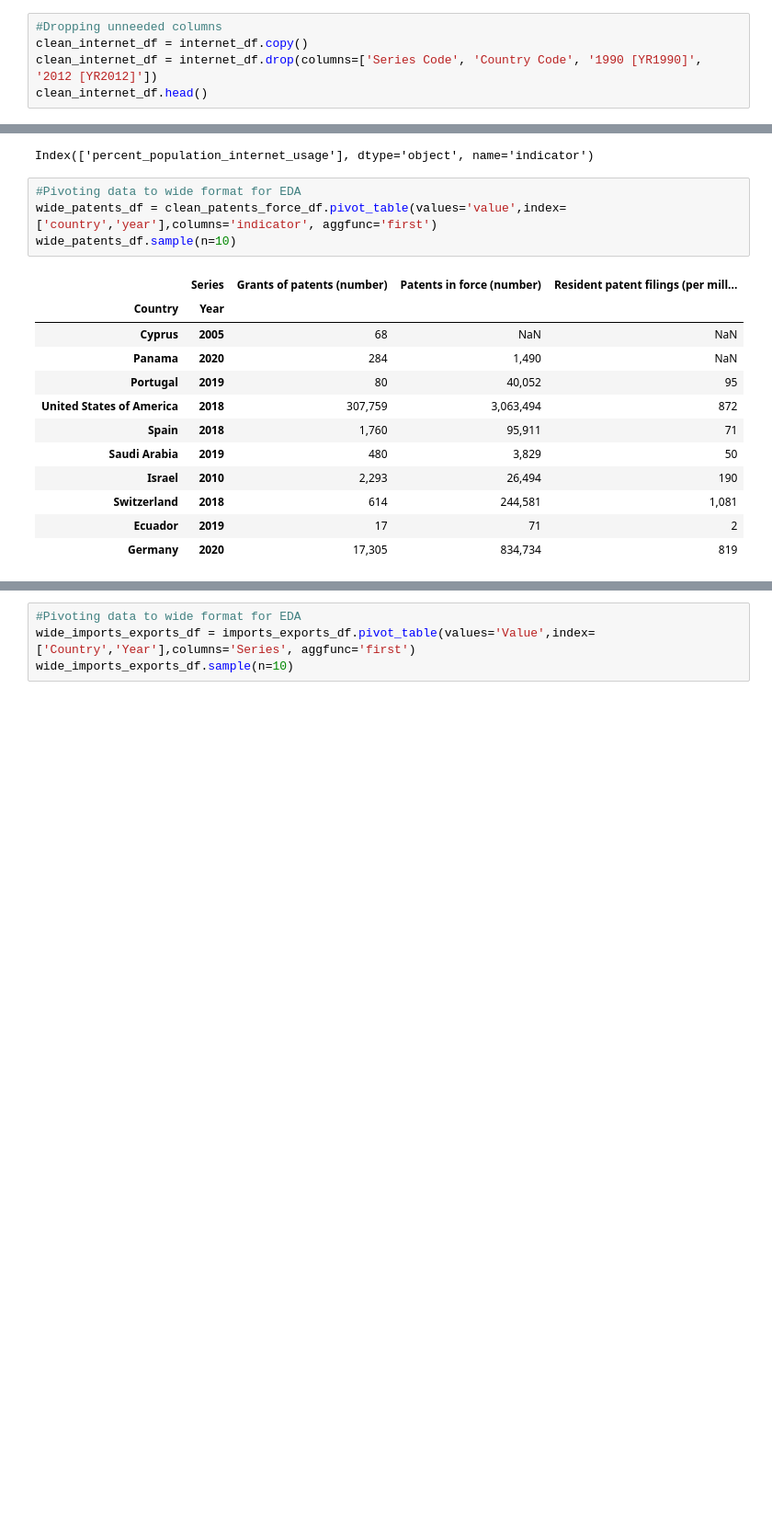
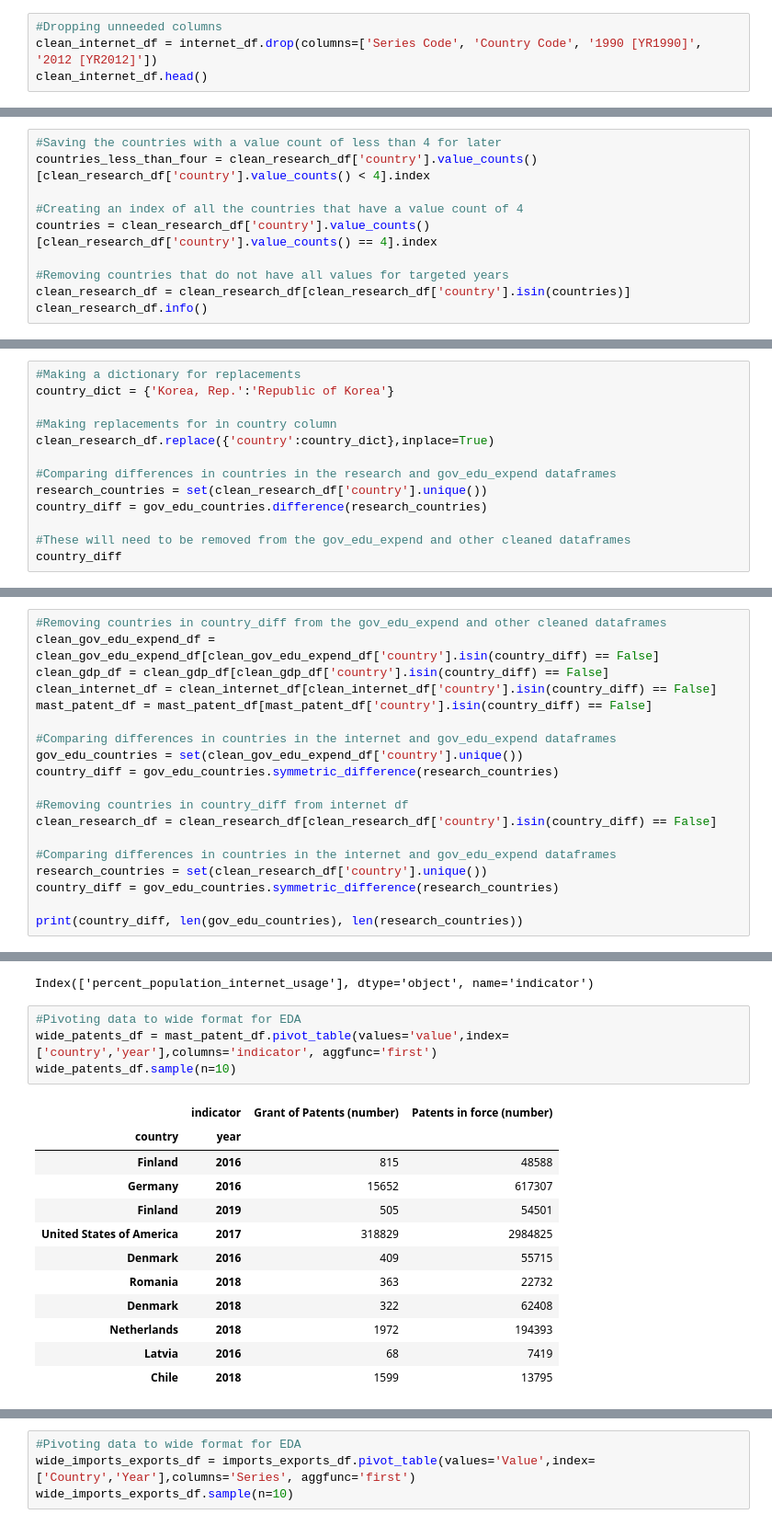
Before and after one commit to steph-wda/ds4a-capstone-team34, a Jupyter notebook: Education_and_Innovation_Team34.ipynb, the cells around one changed output, grey strips where cells are left out. Shown at 92% size. Saved outputs shown, nothing was run; the diff lists cells and outputs as text; blank space fills up the shorter version.

```diff
--- a/Education_and_Innovation_Team34.ipynb
+++ b/Education_and_Innovation_Team34.ipynb
@@ -499,7 +498,6 @@ dtypes: object(10)
 memory usage: 21.3+ KB
 # %%
 #Dropping unneeded columns
-clean_internet_df = internet_df.copy()
 clean_internet_df = internet_df.drop(columns=['Series Code', 'Country Code', '1990 [YR1990]', '2012 [YR2012]'])
 clean_internet_df.head()
 # %% [output]
@@ -1004,0 +1323,10 @@ memory usage: 5.9+ KB
+# %%
+#Saving the countries with a value count of less than 4 for later
+countries_less_than_four = clean_research_df['country'].value_counts()[clean_research_df['country'].value_counts() < 4].index
+
+#Creating an index of all the countries that have a value count of 4
+countries = clean_research_df['country'].value_counts()[clean_research_df['country'].value_counts() == 4].index
+
+#Removing countries that do not have all values for targeted years
+clean_research_df = clean_research_df[clean_research_df['country'].isin(countries)]
+clean_research_df.info()
@@ -1004,0 +1437,13 @@ memory usage: 5.9+ KB
+# %%
+#Making a dictionary for replacements
+country_dict = {'Korea, Rep.':'Republic of Korea'}
+
+#Making replacements for in country column
+clean_research_df.replace({'country':country_dict},inplace=True)
+
+#Comparing differences in countries in the research and gov_edu_expend dataframes
+research_countries = set(clean_research_df['country'].unique())
+country_diff = gov_edu_countries.difference(research_countries)
+
+#These will need to be removed from the gov_edu_expend and other cleaned dataframes
+country_diff
@@ -1004,0 +1463,19 @@ memory usage: 5.9+ KB
+# %%
+#Removing countries in country_diff from the gov_edu_expend and other cleaned dataframes
+clean_gov_edu_expend_df = clean_gov_edu_expend_df[clean_gov_edu_expend_df['country'].isin(country_diff) == False]
+clean_gdp_df = clean_gdp_df[clean_gdp_df['country'].isin(country_diff) == False]
+clean_internet_df = clean_internet_df[clean_internet_df['country'].isin(country_diff) == False]
+mast_patent_df = mast_patent_df[mast_patent_df['country'].isin(country_diff) == False]
+
+#Comparing differences in countries in the internet and gov_edu_expend dataframes
+gov_edu_countries = set(clean_gov_edu_expend_df['country'].unique())
+country_diff = gov_edu_countries.symmetric_difference(research_countries)
+
+#Removing countries in country_diff from internet df
+clean_research_df = clean_research_df[clean_research_df['country'].isin(country_diff) == False]
+
+#Comparing differences in countries in the internet and gov_edu_expend dataframes
+research_countries = set(clean_research_df['country'].unique())
+country_diff = gov_edu_countries.symmetric_difference(research_countries)
+
+print(country_diff, len(gov_edu_countries), len(research_countries))
@@ -1161,21 +1678,21 @@ wide_internet_df.columns
 Index(['percent_population_internet_usage'], dtype='object', name='indicator')
 # %%
 #Pivoting data to wide format for EDA
-wide_patents_df = clean_patents_force_df.pivot_table(values='value',index=['country','year'],columns='indicator', aggfunc='first')
+wide_patents_df = mast_patent_df.pivot_table(values='value',index=['country','year'],columns='indicator', aggfunc='first')
 wide_patents_df.sample(n=10)
 # %% [output]
-|  | Series | Grants of patents (number) | Patents in force (number) | Resident patent filings (per mill... |
-| Country | Year |  |  |  |
-| Cyprus | 2005 | 68 | NaN | NaN |
-| Panama | 2020 | 284 | 1,490 | NaN |
-| Portugal | 2019 | 80 | 40,052 | 95 |
-| United States of America | 2018 | 307,759 | 3,063,494 | 872 |
-| Spain | 2018 | 1,760 | 95,911 | 71 |
-| Saudi Arabia | 2019 | 480 | 3,829 | 50 |
-| Israel | 2010 | 2,293 | 26,494 | 190 |
-| Switzerland | 2018 | 614 | 244,581 | 1,081 |
-| Ecuador | 2019 | 17 | 71 | 2 |
-| Germany | 2020 | 17,305 | 834,734 | 819 |
+|  | indicator | Grant of Patents (number) | Patents in force (number) |
+| country | year |  |  |
+| Finland | 2016 | 815 | 48588 |
+| Germany | 2016 | 15652 | 617307 |
+| Finland | 2019 | 505 | 54501 |
+| United States of America | 2017 | 318829 | 2984825 |
+| Denmark | 2016 | 409 | 55715 |
+| Romania | 2018 | 363 | 22732 |
+| Denmark | 2018 | 322 | 62408 |
+| Netherlands | 2018 | 1972 | 194393 |
+| Latvia | 2016 | 68 | 7419 |
+| Chile | 2018 | 1599 | 13795 |
 # %%
 wide_patents_df.shape
 # %% [output]
```
Also changed, not shown: parts of 77 cells of this notebook.
